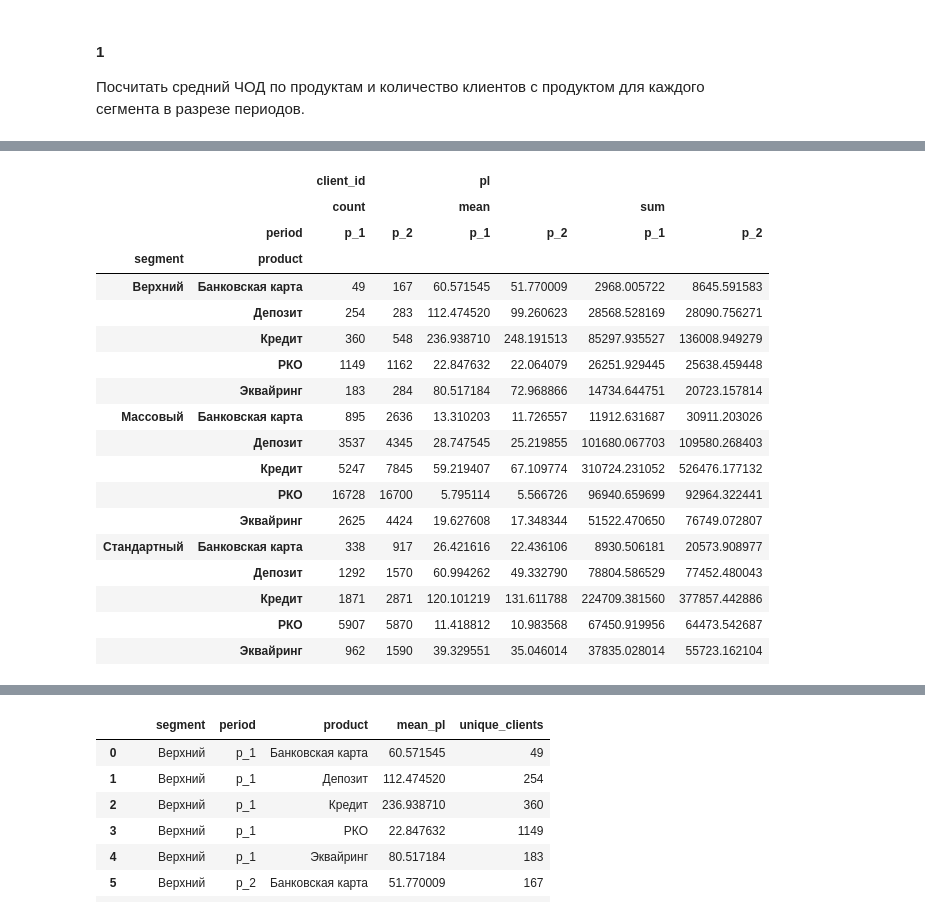
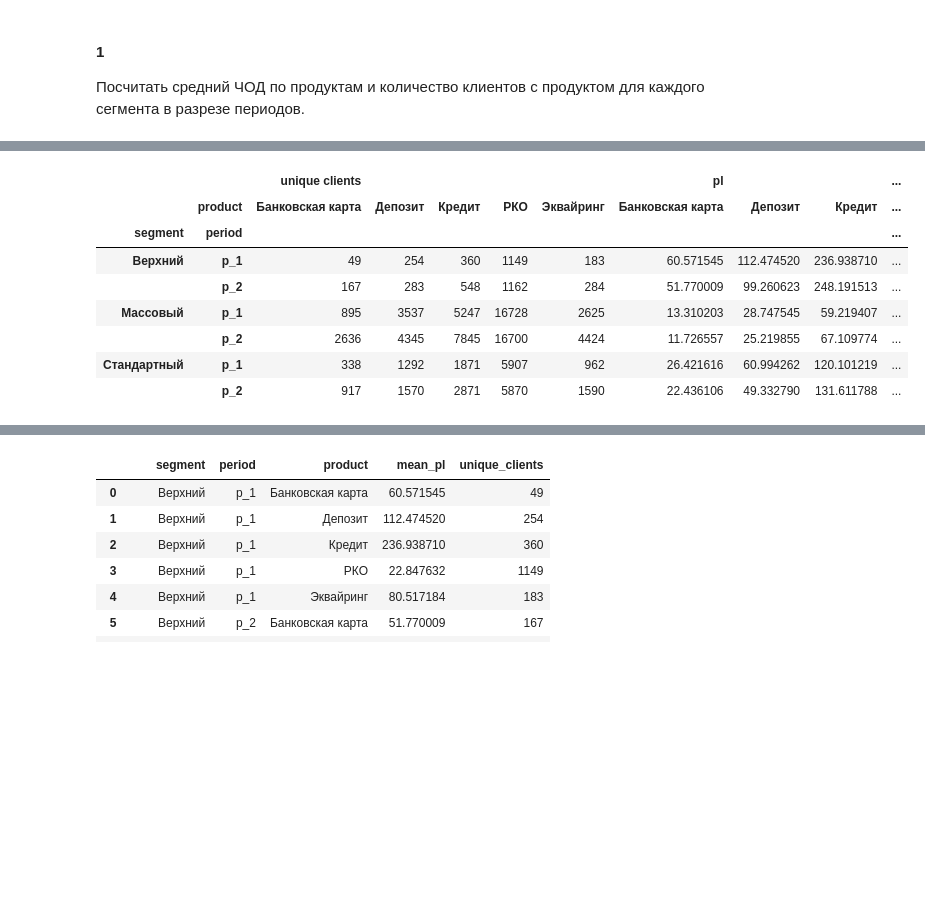
Before and after one commit to gbrs/test_tasks, a Jupyter notebook: vtb/test_vtb_mine.ipynb, the cells around one changed output, grey strips where cells are left out. Cells and saved outputs as stored; diff of their text form; code cells hidden in the pictures; blank space fills up the shorter version.

```diff
--- a/vtb/test_vtb_mine.ipynb
+++ b/vtb/test_vtb_mine.ipynb
@@ -187,22 +102,22 @@ pl_df.pivot_table('pl', ['segment', 'product'], 'period').style.background_gradi
 # %%
-pl_df.pivot_table(['pl', 'client_id'], ['segment', 'product'], 'period', aggfunc={'pl': ['mean', 'sum'], 'client_id': 'count'}).style.background_gradient()
+(
+    pl_df
+    .pivot_table(
+        ['pl', 'client_id'],
+        ['segment', 'period'],
+        'product',
+        aggfunc={'pl': 'mean', 'client_id': pd.Series.nunique})  # так можно считать не общее кол-во, а уников
+    .rename(columns={'client_id': 'unique clients'})
+    .style
+    .background_gradient()
+)
 # %% [output]
-|  |  | client_id |  | pl |  |  |  |
-|  |  | count |  | mean |  | sum |  |
-|  | period | p_1 | p_2 | p_1 | p_2 | p_1 | p_2 |
-| segment | product |  |  |  |  |  |  |
-| Верхний | Банковская карта | 49 | 167 | 60.571545 | 51.770009 | 2968.005722 | 8645.591583 |
-|  | Депозит | 254 | 283 | 112.474520 | 99.260623 | 28568.528169 | 28090.756271 |
-|  | Кредит | 360 | 548 | 236.938710 | 248.191513 | 85297.935527 | 136008.949279 |
-|  | РКО | 1149 | 1162 | 22.847632 | 22.064079 | 26251.929445 | 25638.459448 |
-|  | Эквайринг | 183 | 284 | 80.517184 | 72.968866 | 14734.644751 | 20723.157814 |
-| Массовый | Банковская карта | 895 | 2636 | 13.310203 | 11.726557 | 11912.631687 | 30911.203026 |
-|  | Депозит | 3537 | 4345 | 28.747545 | 25.219855 | 101680.067703 | 109580.268403 |
-|  | Кредит | 5247 | 7845 | 59.219407 | 67.109774 | 310724.231052 | 526476.177132 |
-|  | РКО | 16728 | 16700 | 5.795114 | 5.566726 | 96940.659699 | 92964.322441 |
-|  | Эквайринг | 2625 | 4424 | 19.627608 | 17.348344 | 51522.470650 | 76749.072807 |
-| Стандартный | Банковская карта | 338 | 917 | 26.421616 | 22.436106 | 8930.506181 | 20573.908977 |
-|  | Депозит | 1292 | 1570 | 60.994262 | 49.332790 | 78804.586529 | 77452.480043 |
-|  | Кредит | 1871 | 2871 | 120.101219 | 131.611788 | 224709.381560 | 377857.442886 |
-|  | РКО | 5907 | 5870 | 11.418812 | 10.983568 | 67450.919956 | 64473.542687 |
-|  | Эквайринг | 962 | 1590 | 39.329551 | 35.046014 | 37835.028014 | 55723.162104 |
+|  |  | unique clients |  |  |  |  | pl |  |  | ... |
+|  | product | Банковская карта | Депозит | Кредит | РКО | Эквайринг | Банковская карта | Депозит | Кредит | ... |
+| segment | period |  |  |  |  |  |  |  |  | ... |
+| Верхний | p_1 | 49 | 254 | 360 | 1149 | 183 | 60.571545 | 112.474520 | 236.938710 | ... |
+|  | p_2 | 167 | 283 | 548 | 1162 | 284 | 51.770009 | 99.260623 | 248.191513 | ... |
+| Массовый | p_1 | 895 | 3537 | 5247 | 16728 | 2625 | 13.310203 | 28.747545 | 59.219407 | ... |
+|  | p_2 | 2636 | 4345 | 7845 | 16700 | 4424 | 11.726557 | 25.219855 | 67.109774 | ... |
+| Стандартный | p_1 | 338 | 1292 | 1871 | 5907 | 962 | 26.421616 | 60.994262 | 120.101219 | ... |
+|  | p_2 | 917 | 1570 | 2871 | 5870 | 1590 | 22.436106 | 49.332790 | 131.611788 | ... |
```
Also changed, not shown: parts of 10 cells of this notebook, 3 other files.
